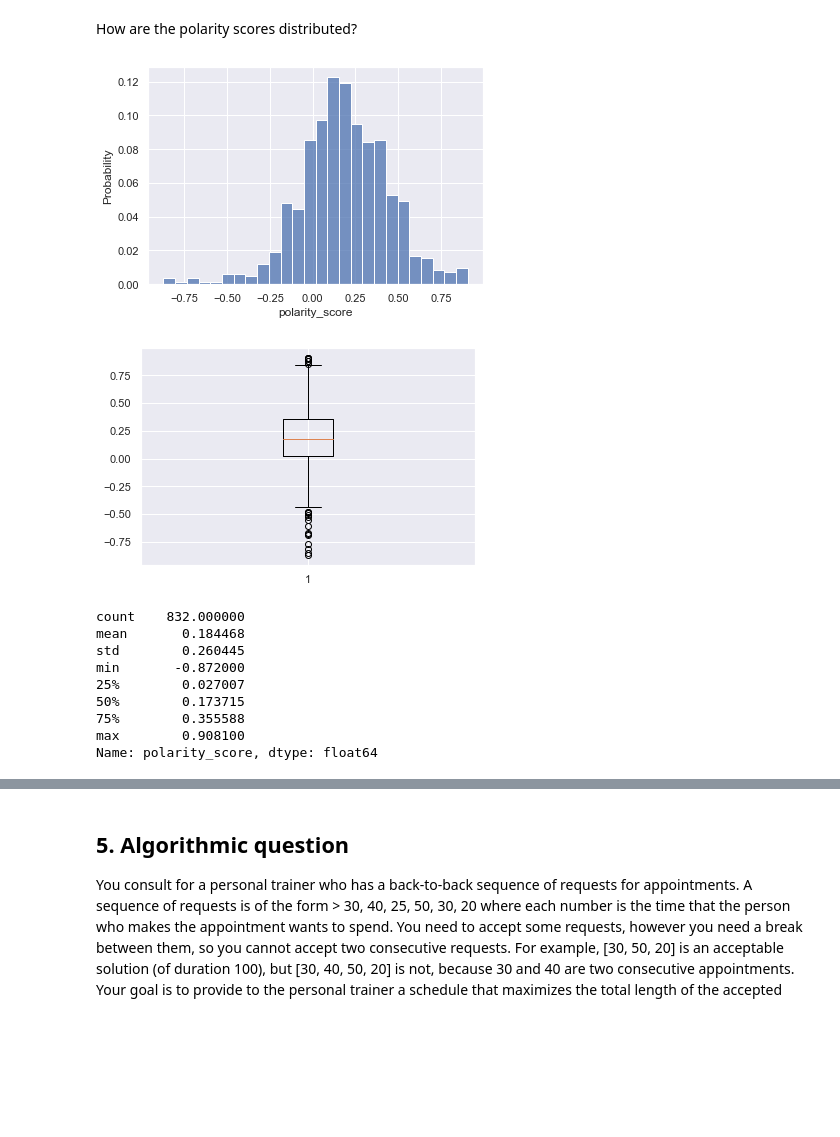
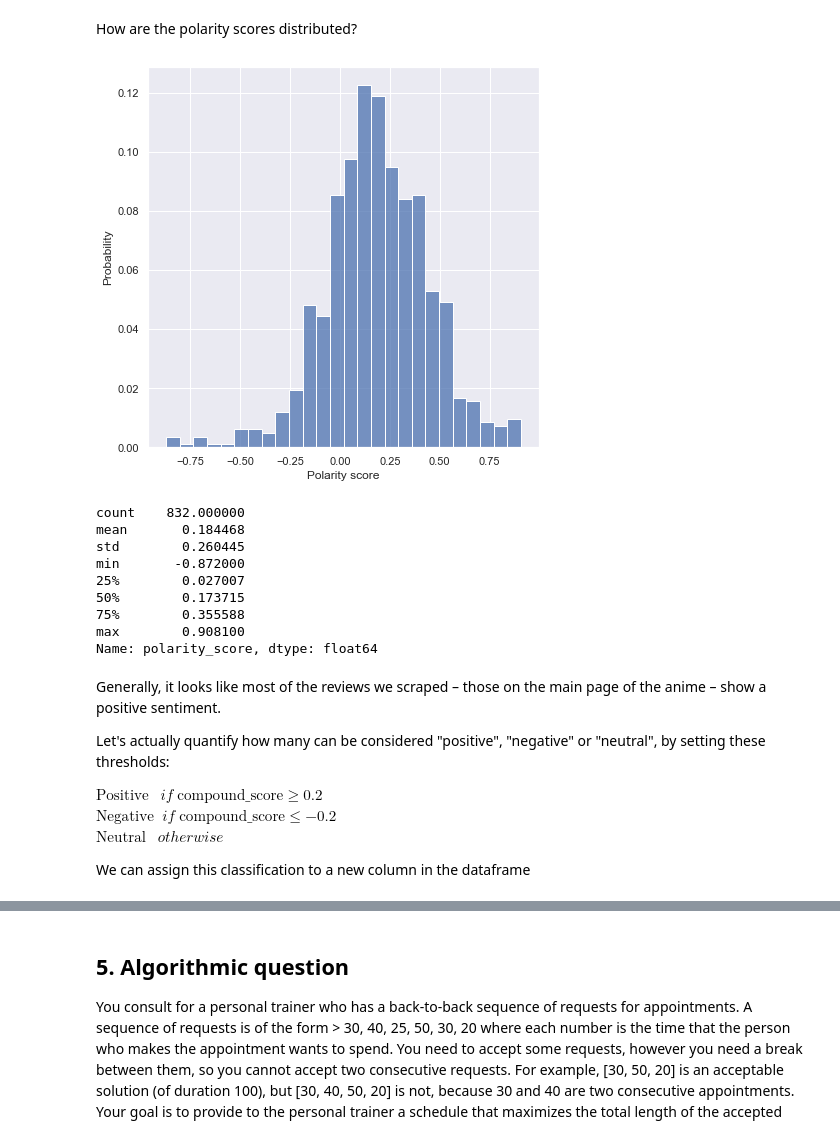
Before and after one commit to AlessandroPecchini/ADM-HW3, a Jupyter notebook: code/main.ipynb, the cells around one changed output, grey strips where cells are left out. Saved outputs shown, nothing was run; the diff lists cells and outputs as text; code cells hidden in the pictures; blank space fills up the shorter version.

```diff
--- a/code/main.ipynb
+++ b/code/main.ipynb
@@ -708,15 +705,12 @@ df_sent['polarity_score'] = df_sent.apply(lambda row: sent_analysis.score_of_ani
 How are the polarity scores distributed?
 # %%
 sns.histplot(df_sent['polarity_score'], stat = "probability")
-plt.show()
-
-plt.boxplot(df_sent['polarity_score'])
+plt.xlabel("Polarity score")
 plt.show()
 
 df_sent['polarity_score'].describe()
 # %% [output]
-[figure, old version]
+[figure, new version]
-[figure, removed]
 count    832.000000
 mean       0.184468
 std        0.260445
@@ -726,3 +720,13 @@ min       -0.872000
 75%        0.355588
 max        0.908100
 Name: polarity_score, dtype: float64
+# %% [markdown]
+Generally, it looks like most of the reviews we scraped – those on the main page of the anime – show a positive sentiment.
+
+Let's actually quantify how many can be considered "positive", "negative" or "neutral", by setting these thresholds:
+
+$\text{Positive}\;\;\: if\; \text{compound_score} \geq 0.2$<br>
+$\text{Negative}\;\; if\; \text{compound_score} \leq -0.2$<br>
+$\text{Neutral}\;\;\:  otherwise$
+
+We can assign this classification to a new column in the dataframe
```
Also changed, not shown: parts of 27 cells of this notebook, 2 other files.
